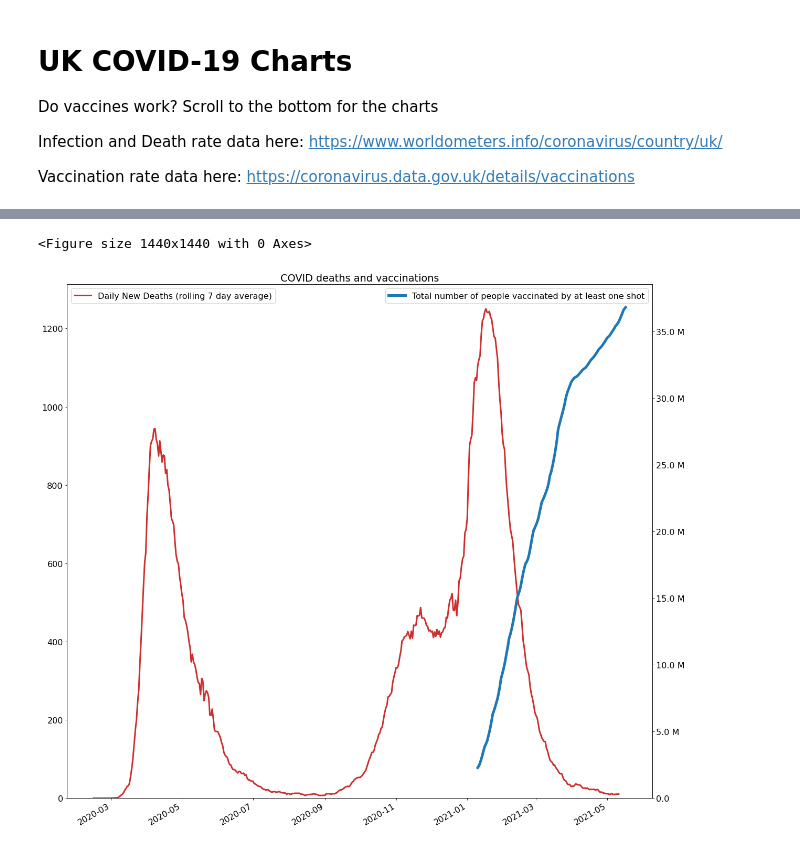
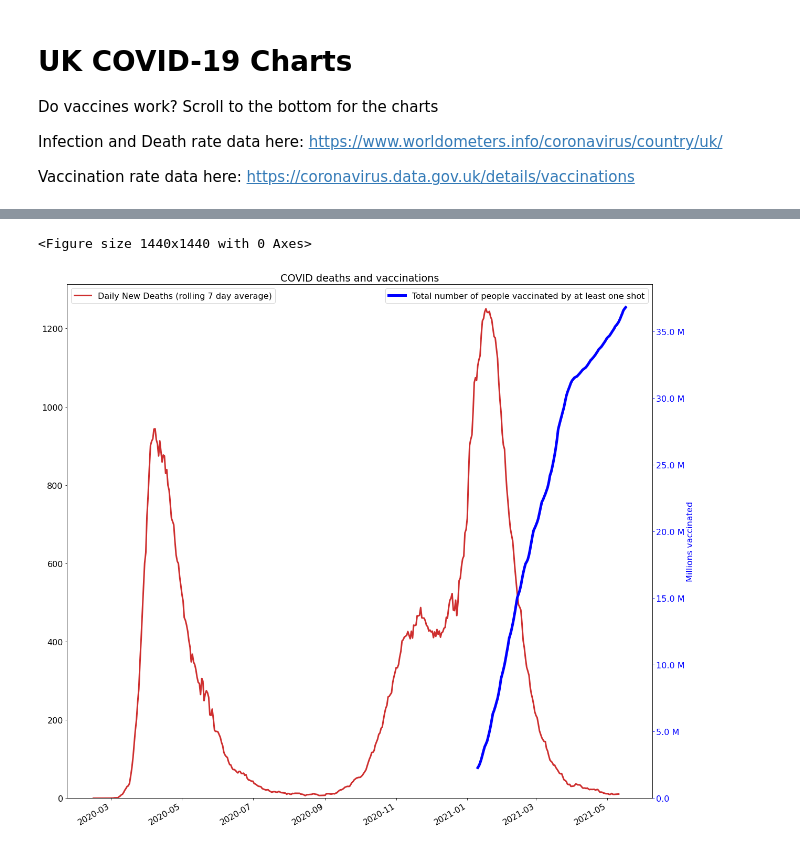
Before and after one commit to maludwig/random-notebooks, a Jupyter notebook: covid/uk_charts.ipynb, the cells around one changed output, grey strips where cells are left out. Cells and saved outputs as stored; diff of their text form; code cells hidden in the pictures.

```diff
--- a/covid/uk_charts.ipynb
+++ b/covid/uk_charts.ipynb
@@ -90,23 +93,26 @@ plt.show()
 # %%
 plt.clf()
 fig, ax = plt.subplots()
 fig.patch.set_facecolor('white')
 plt.title("COVID deaths and vaccinations")
 ax.plot(df['date'], df['daily_new_deaths'].rolling(7).mean() , label='Daily New Deaths (rolling 7 day average)', linestyle='-', linewidth=3, color='#ce2e2e')
 ax.legend(loc='upper left')
 
 ax2 = ax.twinx()
-ax2.plot(df['date'], df['total_vax'], label='Total number of people vaccinated by at least one shot', linestyle='-', linewidth=5)
+ax2.plot(df['date'], df['total_vax'], label='Total number of people vaccinated by at least one shot', linestyle='-', linewidth=5, color='blue')
+ax2.tick_params(axis='y', colors='blue')
+ax2.set_ylabel('Millions vaccinated')
+ax2.yaxis.label.set_color('blue')
 ax2.legend(loc='upper right')
 
 formatter1 = EngFormatter(places=1, sep=" ")  # U+2009
 ax2.yaxis.set_major_formatter(formatter1)
 # rotates and right aligns the x labels, and moves the bottom of the
 # axes up to make room for them
 fig.autofmt_xdate()
 ax.set_ylim(bottom=0)
 ax2.set_ylim(bottom=0)
 plt.show()
 # %% [output]
 <Figure size 1440x1440 with 0 Axes>
-[figure, old version]
+[figure, new version]
```
Also changed, not shown: parts of 1 cell of this notebook.
